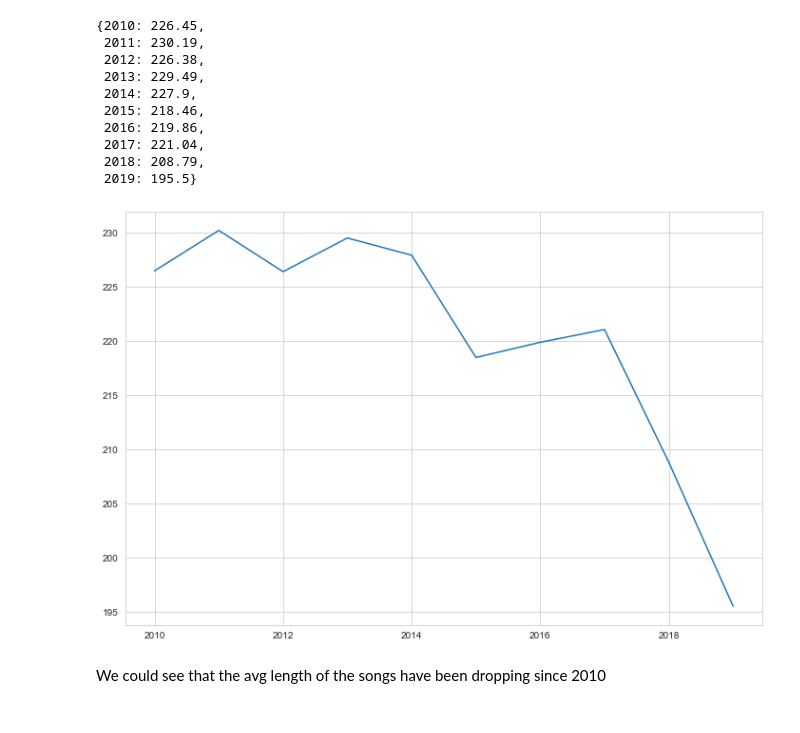
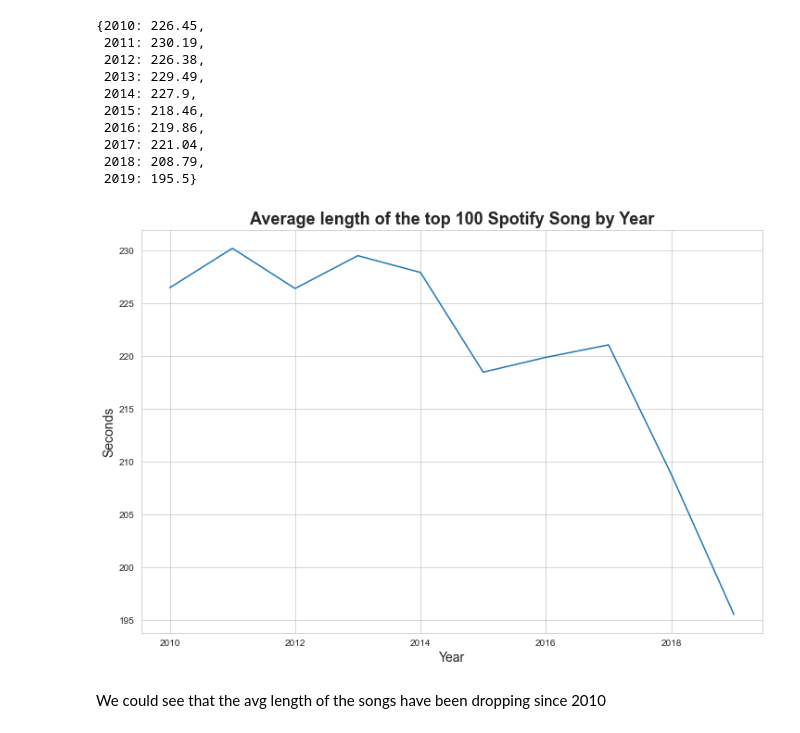
Before and after one commit to rafajovelho/Top_100_Stotify_song_2010-2019, a Jupyter notebook: Spotfy_Top_100_Songs_Analysis.ipynb, the cells around one changed output. Drawn from its saved outputs; the diff is of its cells as text; code cells hidden in the pictures.

```diff
--- a/Spotfy_Top_100_Songs_Analysis.ipynb
+++ b/Spotfy_Top_100_Songs_Analysis.ipynb
@@ -540,12 +540,15 @@ mean_dict
 # %%
 plt.figure(figsize = (12,8))
 
 sns.set_style('whitegrid')
 sns.lineplot(x = mean_dict.keys(), y =mean_dict.values(), markers = True, dashes= False)
 
+plt.xlabel('Year', fontdict={'fontsize': 14})
+plt.ylabel('Seconds', fontdict={'fontsize': 14})
+plt.title('Average length of the top 100 Spotify Song by Year', fontdict={'fontsize': 18}, weight = 'bold')
 plt.show()
 # %% [output]
-[figure, old version]
+[figure, new version]
 # %% [markdown]
 We could see that the avg length of the songs have been dropping since 2010
 # %% [markdown]
```
